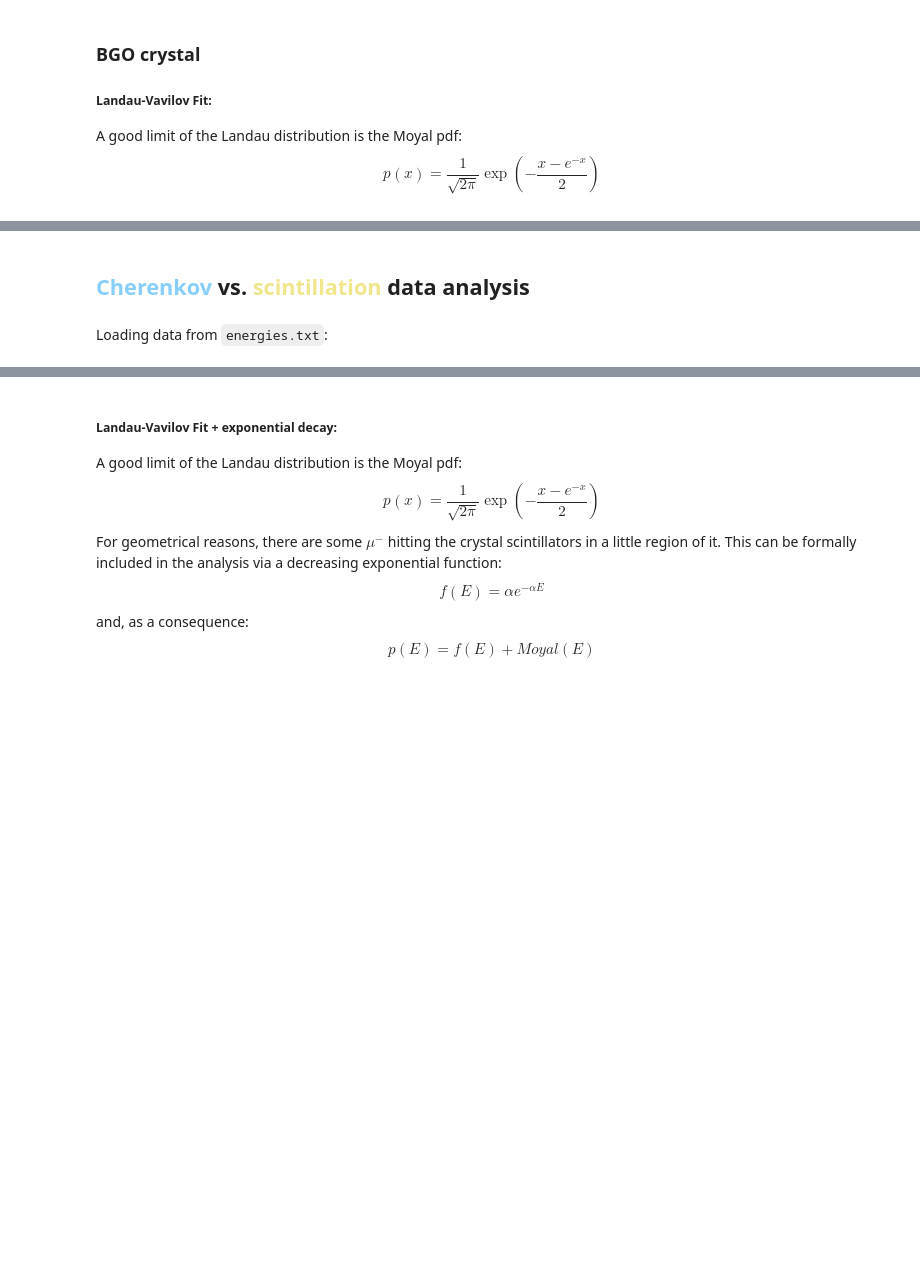
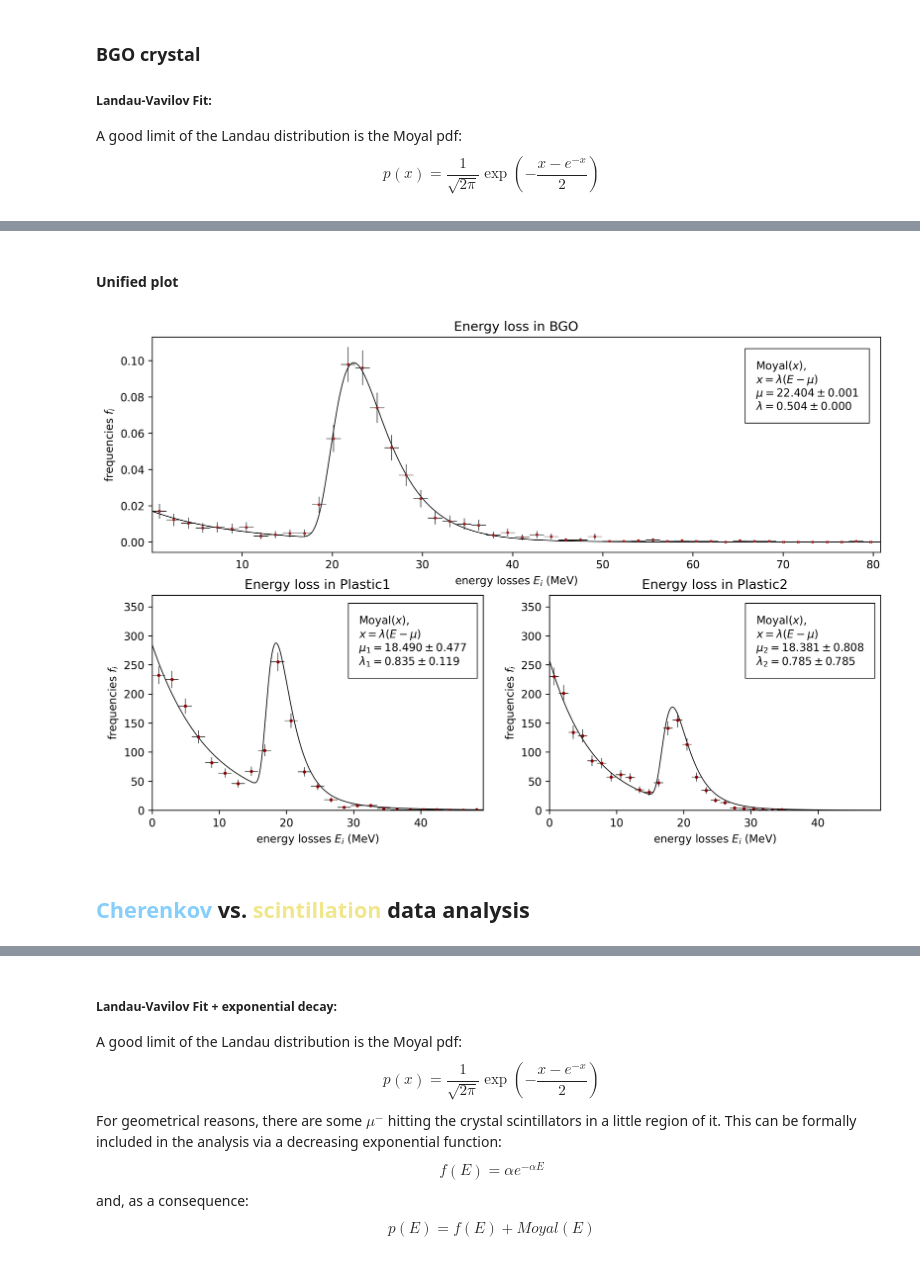
Before and after one commit to emanuelitoss/DreamExperiment, a Jupyter notebook: analysisDreamSimulation/dreamAnalysis.ipynb, the cells around one changed output, grey strips where cells are left out. Cells and saved outputs as stored; diff of their text form; code cells hidden in the pictures; blank space fills up the shorter version.

```diff
--- a/analysisDreamSimulation/dreamAnalysis.ipynb
+++ b/analysisDreamSimulation/dreamAnalysis.ipynb
@@ -220,4 +255,64 @@ fig.savefig("LandauPlastics.jpg",bbox_inches='tight')
+# %% [markdown]
+#### Unified plot
+# %%
+# prepare the figure
+fig = plt.figure(111, figsize=(12,8), dpi=300)
+
+# BGO energy loss
+ax0 = plt.subplot2grid((2, 2), (0, 0), colspan=2)
+    # plot the histo and relative points with errors
+#ax0.hist(energyBGO, bins=nb, label='BGO crystal', histtype="stepfilled",
+#        color='lightsteelblue', ec='black', alpha=0.3, lw=0.65, density=True)
+ax0.errorbar(bin_centers, bin_heights, yerr=delta_bin_heights, xerr=xerror,
+             marker='x', markersize=2, color="firebrick", ecolor="black", lw=0, elinewidth=0.5)
+    # plot the fitted function
+ax0.plot(energy_samples, landau_samples, label='Landau distribution', lw=0.75, alpha=1, color="black")
+plt.title("Energy loss in BGO")
+plt.xlabel('energy losses $E_i$ (MeV)')
+plt.ylabel('frequencies $f_i$')
+plt.xlim(min(energyBGO), max(energyBGO)-40)
+plt.text(min(energyBGO)+0.745*(max(energyBGO)-min(energyBGO))-23, max(bin_heights)*0.745,
+         'Moyal$(x)$,\n$x = \lambda(E-\mu)$\n$\mu={0:.3f} \pm {1:.3f}$\n$\lambda = {2:.3f} \pm {3:.3f}$'.format(mean_energyBGO, covariance_BGO[0][0], form_BGO, covariance_BGO[1][1]),
+         bbox={'facecolor': 'white', 'alpha': 0.9, 'lw': 0.7, 'pad': 10})
+
+# Plastic scintillator 1
+ax1 = plt.subplot2grid((2, 2), (1, 0), colspan=1)
+#ax1.hist(energyScint1, bins=number_bins, label='Plastic1', histtype="stepfilled",
+#         color="seagreen", ec="darkgreen", alpha=0.25, lw=0.65, density=True)
+ax1.errorbar(bin_centers_1, bin_heights_1, yerr=delta_bin_heights_1, xerr=xerror1,
+             marker='o', markersize=2, color="darkred", ecolor="black", lw=0, elinewidth=0.5)
+ax1.plot(energy_samplesP, landauExp_samples1, label= 'Fitted1', lw=0.75, alpha=1, color="black")
+plt.title("Energy loss in Plastic1")
+plt.xlabel('energy losses $E_i$ (MeV)')
+plt.ylabel('frequencies $f_i$')
+plt.xlim(0,max(max(energyScint1),max(energyScint2)))
+plt.ylim(0,max(max(bin_heights_1),max(bin_heights_2))*1.45)
+plt.text(min(energyScint1)+0.625*(max(energyScint1)-min(energyScint1)), max(max(bin_heights_1),max(bin_heights_2))*0.98,
+         'Moyal$(x)$,\n$x = \lambda(E-\mu)$\n$\mu_1={0:.3f} \pm {1:.3f}$\n$\lambda_1 = {2:.3f} \pm {3:.3f}$'.format(
+             mean_energy1, covariance_1[0][0], form_1, covariance_1[1][1],mean_energy2, covariance_2[0][0], form_2, covariance_2[1][1]),
+         bbox={'facecolor': 'white', 'alpha': 0.9, 'lw': 0.7, 'pad': 10})
+
+# Plastic scintillator 2
+ax2 = plt.subplot2grid((2, 2), (1, 1), colspan=1)
+#ax2.hist(energyScint2, bins=number_bins, label='Plastic2', histtype="stepfilled",
+#         color="lightcoral", ec="darkred", alpha=0.25, lw=0.65, density=True)
+ax2.errorbar(bin_centers_2, bin_heights_2, yerr=delta_bin_heights_2, xerr=xerror2,
+             marker='o', markersize=2, color="darkred", ecolor="black", lw=0, elinewidth=0.5)
+ax2.plot(energy_samplesP, landauExp_samples2, label= 'Fitted2', lw=0.75, alpha=1, color="black")
+plt.title("Energy loss in Plastic2")
+plt.xlabel('energy losses $E_i$ (MeV)')
+plt.ylabel('frequencies $f_i$')
+plt.xlim(0,max(max(energyScint1),max(energyScint2)))
+plt.ylim(0,max(max(bin_heights_1),max(bin_heights_2))*1.45)
+plt.text(min(energyScint1)+0.625*(max(energyScint1)-min(energyScint1)), max(max(bin_heights_1),max(bin_heights_2))*0.98,
+         'Moyal$(x)$,\n$x = \lambda(E-\mu)$\n$\mu_2={4:.3f} \pm {5:.3f}$\n$\lambda_2 = {6:.3f} \pm {6:.3f}$'.format(
+             mean_energy1, covariance_1[0][0], form_1, covariance_1[1][1],mean_energy2, covariance_2[0][0], form_2, covariance_2[1][1]),
+         bbox={'facecolor': 'white', 'alpha': 0.9, 'lw': 0.7, 'pad': 10})
+
+# end
+plt.show()
+fig.savefig("Unified.jpg",bbox_inches='tight')
+# %% [output]
+[figure, added]
 # %% [markdown]
 ## <span style="color:lightskyblue">Cherenkov</span> vs. <span style="color:khaki">scintillation</span> data analysis
-# %% [markdown]
-Loading data from `energies.txt`:
```
Also changed, not shown: parts of 28 cells of this notebook, 6 other files.
